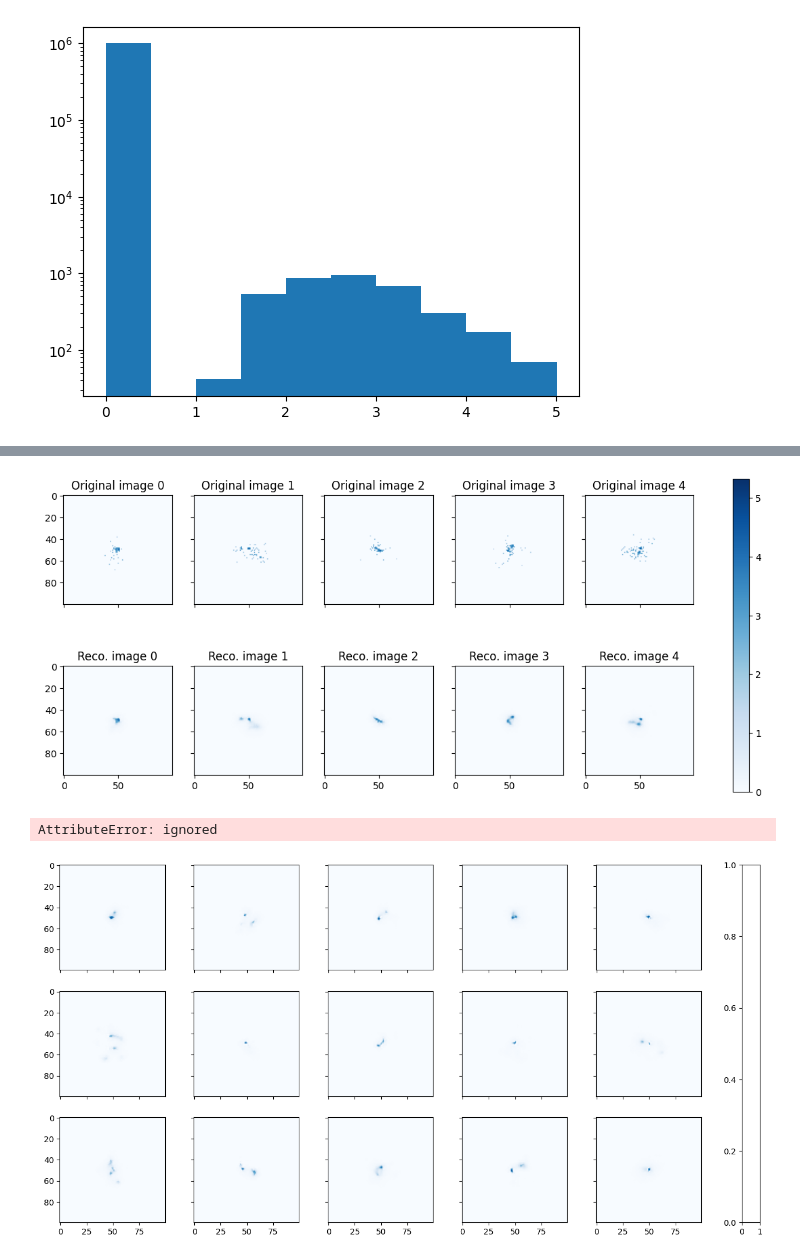
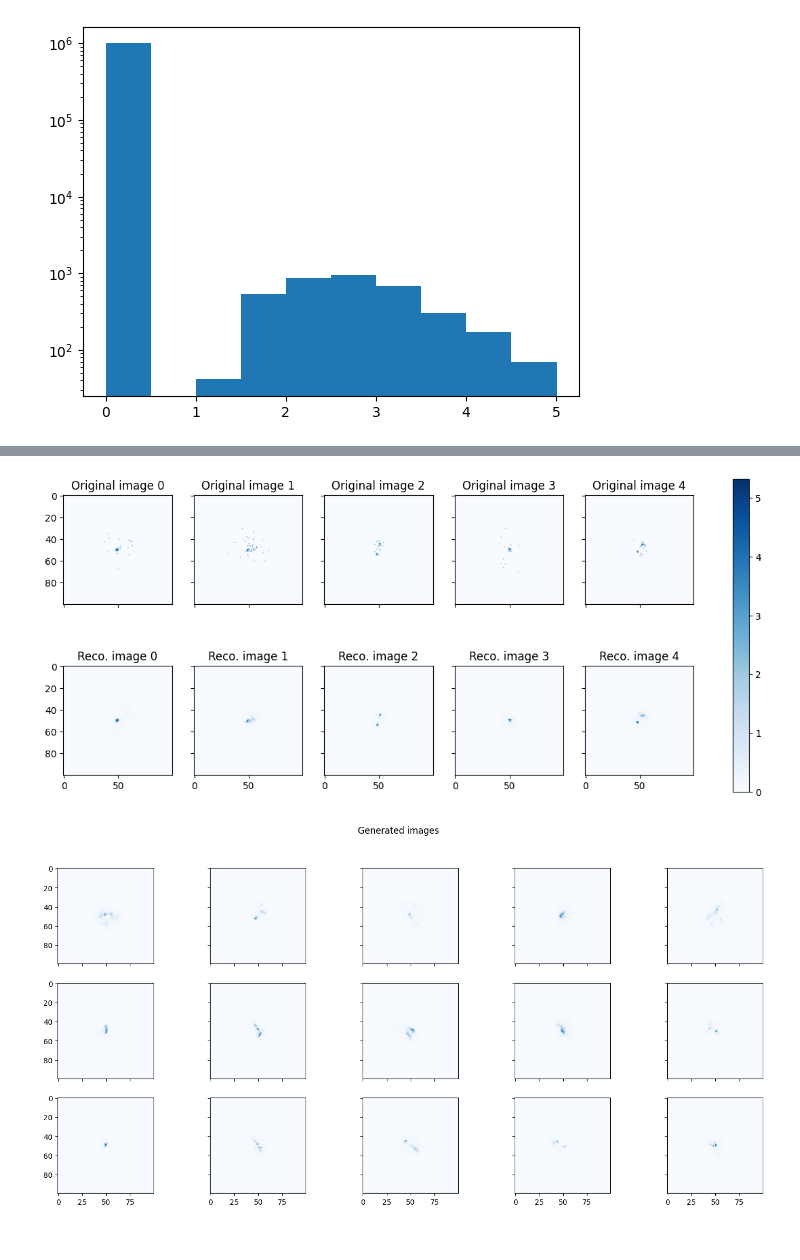
Before and after one commit to vcepaitis/SSI_EF2_2023, a Jupyter notebook: VAEVilius.ipynb, the cells around one changed output, grey strips where cells are left out. Saved outputs shown, nothing was run; the diff lists cells and outputs as text; code cells hidden in the pictures.

```diff
--- a/VAEVilius.ipynb
+++ b/VAEVilius.ipynb
@@ -239,18 +221,18 @@ class ConvVariationalAutoencoder(ConvAutoencoder):
         return x, mu, logvar
 # %%
 # initialize the NN
-type = "VAE"
-nhidden = 300
-ndim = 16
+type = "VAE" #"AE"
+nhidden = 200
+ndim = 32
+
 model = None
 if type == "AE":
     model = ConvAutoencoder(nhidden=nhidden, device=device, ndim=ndim)
 elif type == "VAE":
     model = ConvVariationalAutoencoder(nhidden=nhidden, device=device, ndim=ndim)
 else:
+    model = None
     print("Invalid type chosen!")
-    print(invalid)
-# was 100 before
 
 total_params = sum(p.numel() for p in model.parameters())
 print(f"Model has {total_params} parameters")
@@ -260,20 +242,16 @@ loss_fn_bce = nn.MSELoss(reduction='sum')
 def loss_fn(inputs, x, mu, logvar):
     BCE = loss_fn_bce(inputs, x)
     if type == "AE":
-        return BCE, 0, 0 # for AE case
+        return BCE, 0, 0
     elif type == "VAE":
-        # see Appendix B from VAE paper:
         # Kingma and Welling. Auto-Encoding Variational Bayes. ICLR, 2014
         # 0.5 * sum(1 + log(sigma^2) - mu^2 - sigma^2)
         KLD = -0.5 * torch.sum(1 + logvar - mu.pow(2) - logvar.exp())
-
-        beta = 1
+        beta = 1 # can be optimised for bVAE
         return BCE + beta*KLD, BCE, KLD
     else:
-        print(stop)
-
-# specify loss function
-# criterion = nn.MSELoss()
+        print("Wrong loss function specified!")
+        return None
 
 # specify the optimizer
 optimizer = torch.optim.Adam(model.parameters(), lr=1e-3)
@@ -358,4 +349,8 @@ plt.legend()
 # %%
+out_dir = f"3_{nhidden}_{ndim}" # 3 cnn layers
+if not os.path.isdir(out_dir):
+  os.mkdir(out_dir)
+
 def plot_image(ax, image):
     return ax.imshow(np.squeeze(image), vmin=0, vmax=vmax, cmap=cm.Blues)
 n_images = 5
@@ -384,25 +379,24 @@ for i, (input, output) in enumerate(zip(test_images, output)):
 
 fig.colorbar(in_img, ax=axes.ravel().tolist())
 
-plt.savefig('reco.png')
-plt.savefig('reco.pdf')
+plt.savefig(os.path.join(out_dir, 'reco.png'))
+plt.savefig(os.path.join(out_dir, 'reco.pdf'))
 plt.show()
 # %% [output]
-[figure, old version]
+[figure, new version]
 # %%
 # Plot generated images
 n_gen = 5*3
 fig, axes = plt.subplots(nrows=3, ncols=5, figsize=(6*3,8), sharex=True, sharey=True)
 z = torch.randn(n_gen, nhidden).to(device)
 samples = model.generate(z)
 samples = samples.detach().cpu().numpy()
 for ax, sample in zip(axes.flatten(), samples):
     plot_image(ax, sample)
-fig.colorbar(sample, ax=axes.ravel().tolist())
+#fig.colorbar(sample, ax=axes.tolist())
 fig.suptitle("Generated images")
-plt.savefig('gen.png')
-plt.savefig('gen.pdf')
+plt.savefig(os.path.join(out_dir, 'gen.png'))
+plt.savefig(os.path.join(out_dir, 'gen.pdf'))
 plt.show()
 # %% [output]
-AttributeError: ignored
-[figure, old version]
+[figure, new version]
```
Also changed, not shown: parts of 9 cells of this notebook.
